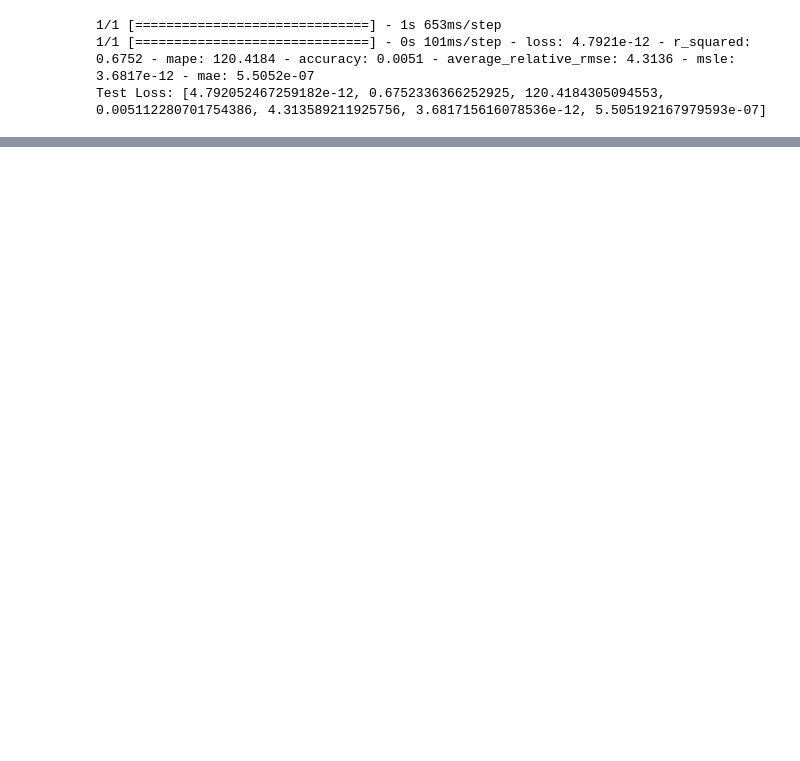
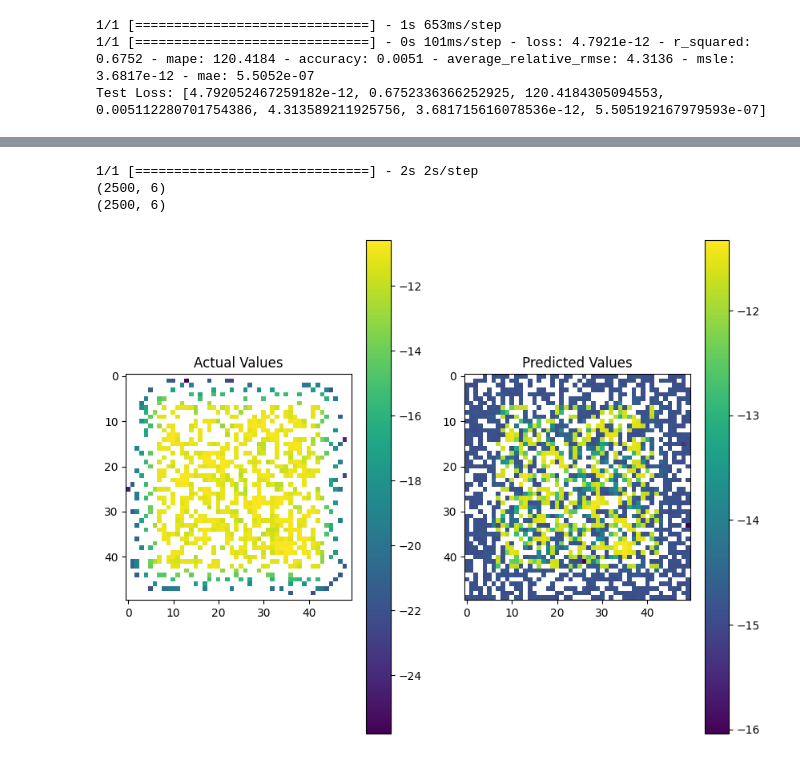
Before and after one commit to giannis3p/UvA-thesis-neural-agent-models, a Jupyter notebook: PINN 6 cytokines.ipynb, the cells around one changed output, grey strips where cells are left out. Cells and saved outputs as stored; diff of their text form; code cells hidden in the pictures; blank space fills up the shorter version.

```diff
--- a/PINN 6 cytokines.ipynb
+++ b/PINN 6 cytokines.ipynb
@@ -351,2 +351,81 @@ plt.show()
+# %%
+y_pred = model.predict(X_test)
+
+y_pred_shape = y_pred.shape
+y_test_shape = y_test.shape
+
+# Flatten the y_pred and y_test tensors
+y_pred_flattened = np.reshape(y_pred, (y_pred_shape[0], -1, y_pred_shape[-1]))
+y_test_flattened = np.reshape(y_test, (y_test_shape[0], -1, y_test_shape[-1]))
+
+# Calculate the mean squared error for each timestep
+mse = np.mean((y_pred_flattened - y_test_flattened) ** 2, axis=(1, 2))
+
+# Find the timestep with the smallest error
+best_timestep = np.argmin(mse)
+
+# Get the flattened values for the best timestep
+best_y_pred_flattened = y_pred_flattened[best_timestep]
+best_y_test_flattened = y_test_flattened[best_timestep]
+
+# Create arrays for x and y coordinates for the best timestep
+X = np.repeat(np.arange(y_test_shape[1]), y_test_shape[2])
+Y = np.tile(np.arange(y_test_shape[2]), y_test_shape[1])
+
+# Create the DataFrame for the best timestep
+df_best_timestep = pd.DataFrame({
+    'X': X,
+    'Y': Y,
+    **{f'feature_{i+1}': best_y_pred_flattened[:, i] for i in range(y_pred_shape[-1])}
+})
+
+# Save the DataFrame to a CSV file
+df_best_timestep.to_csv('data/PINN.csv', index=False)
+
+# Verify shapes
+print(best_y_test_flattened.shape)
+print(best_y_pred_flattened.shape)
+
+# Create plots for the best timestep
+output_dir = 'plots-PINN'
+os.makedirs(output_dir, exist_ok=True)
+
+num_features = best_y_test_flattened.shape[1]
+
+feature_idx = 0
+
+# Reshape the feature data to a 50x50 grid
+y_test_grid = np.reshape(best_y_test_flattened[:, feature_idx], (50, 50))
+y_pred_grid = np.reshape(best_y_pred_flattened[:, feature_idx], (50, 50))
+
+# Apply log scale
+log_y_test_grid = np.log(y_test_grid)
+log_y_pred_grid = np.log(y_pred_grid)
+
+plt.figure(figsize=(10, 8))
+
+# Plotting actual values
+plt.subplot(1, 2, 1)
+plt.imshow(log_y_test_grid, cmap='viridis')
+plt.title('Actual Values')
+plt.colorbar()
+
+# Plotting predicted values
+plt.subplot(1, 2, 2)
+plt.imshow(log_y_pred_grid, cmap='viridis')
+plt.title('Predicted Values')
+plt.colorbar()
+
+# Save the plot to the specified folder
+plot_filename = f'{feature_idx+1}_grid.png'
+plot_path = os.path.join(output_dir, plot_filename)
+plt.savefig(plot_path)
+
+plt.show()
+# %% [output]
+1/1 [==============================] - 2s 2s/step
+(2500, 6)
+(2500, 6)
+[figure, added]
 # %%
 y_pred=model.predict(X_test)
```
Also changed, not shown: parts of 4 cells of this notebook, 9 other files.
